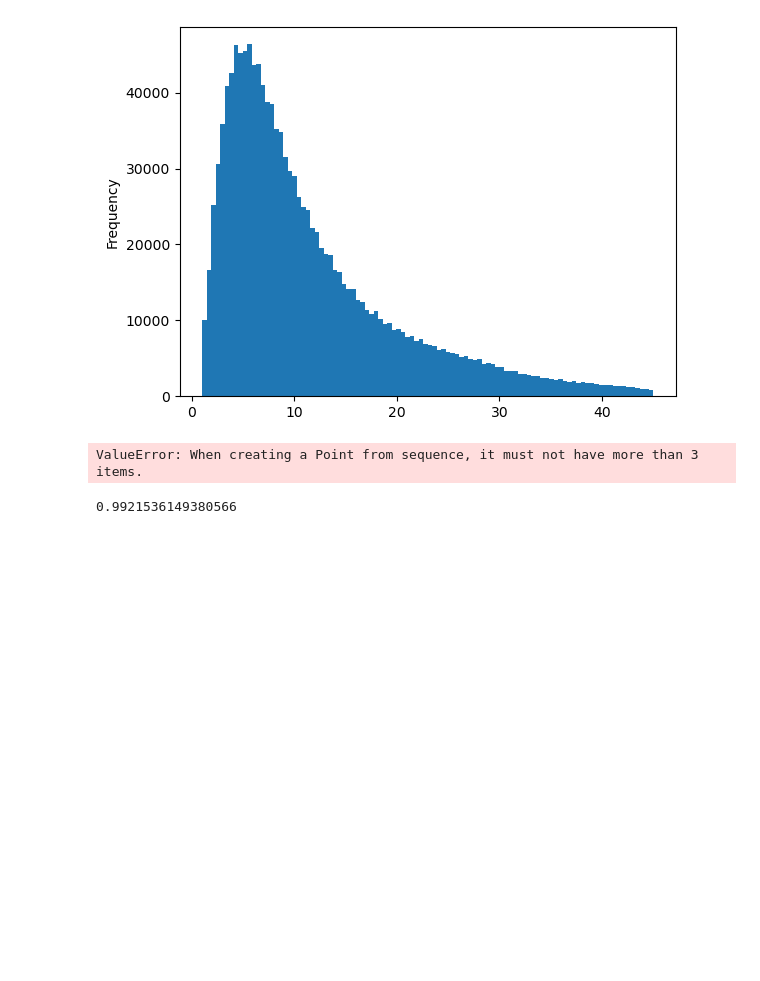
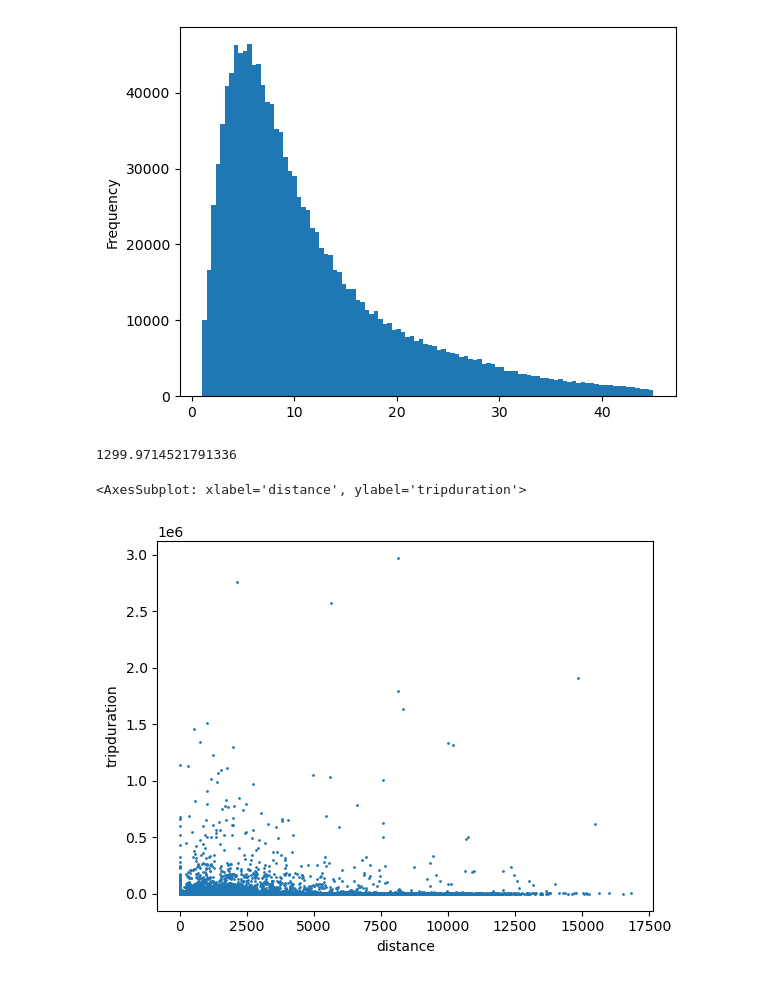
Before and after one commit to AdrianHauser/Advanced-Spatial-Analysis-II, a Jupyter notebook: Data_Challenge.ipynb, the cells around one changed output. Saved outputs shown, nothing was run; the diff lists cells and outputs as text; code cells hidden in the pictures; blank space fills up the shorter version.

```diff
--- a/Data_Challenge.ipynb
+++ b/Data_Challenge.ipynb
@@ -116,8 +108,17 @@ df['distance'] = df.apply(distancer, axis=1)
-# %%
-df['distance'] = geopy.distance.geodesic(df.start_coordinate,df.end_coordinate).km
-# %% [output]
-ValueError: When creating a Point from sequence, it must not have more than 3 items.
-# %%
-df.distance.median()
-# %% [output]
-0.9921536149380566
+# %%
+# What is the median beeline distance travelled
+gdf['distance'] = gdf.apply(lambda x: geodesic((x['start station latitude'], x['start station longitude']), (x['end station latitude'], x['end station longitude'])), axis=1)
+gdf['distance']=gdf['distance'].astype(str).str[:-3].astype(float)
+gdf['distance'] = gdf['distance']*1000
+gdf['distance'].median()
+# %% [output]
+1299.9714521791336
+# %%
+# 12
+
+gdf_subset = gdf[['distance', 'tripduration']]
+
+gdf_subset.plot.scatter(x = 'distance', y='tripduration',s=1)
+# %% [output]
+<AxesSubplot: xlabel='distance', ylabel='tripduration'>
+[figure, added]
```
Also changed, not shown: parts of 8 cells of this notebook.
